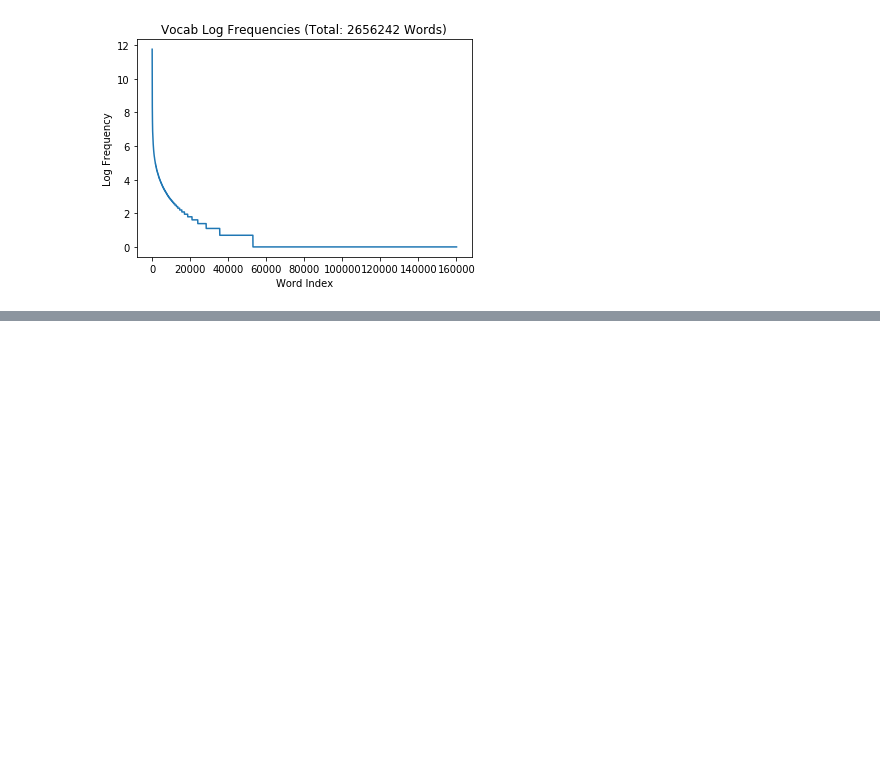
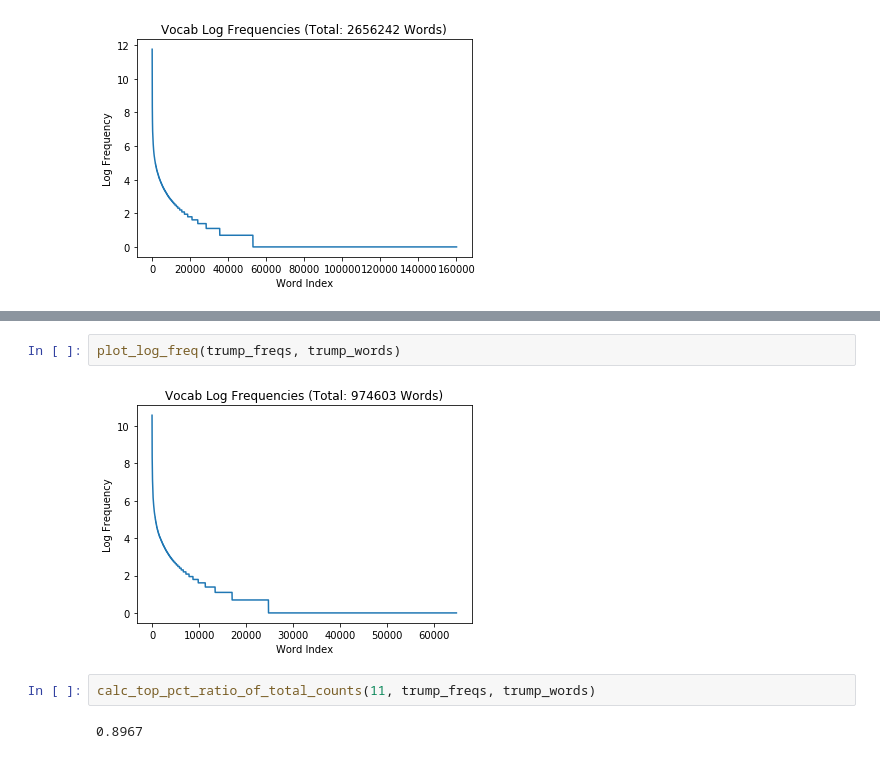
Before and after one commit to KKsharma99/text_style_transfer, a Jupyter notebook: data/text_data/Corpus Statistics_kunal.ipynb, the cells around one changed output, grey strips where cells are left out. Saved outputs shown, nothing was run; the diff lists cells and outputs as text; blank space fills up the shorter version.

```diff
--- a/data/text_data/Corpus Statistics_kunal.ipynb
+++ b/data/text_data/Corpus Statistics_kunal.ipynb
@@ -286,0 +269,8 @@ len(freqs)
+# %%
+plot_log_freq(trump_freqs, trump_words)
+# %% [output]
+[figure, added]
+# %%
+calc_top_pct_ratio_of_total_counts(11, trump_freqs, trump_words)
+# %% [output]
+0.8967
```
Also changed, not shown: parts of 24 cells of this notebook, 2 other files.
